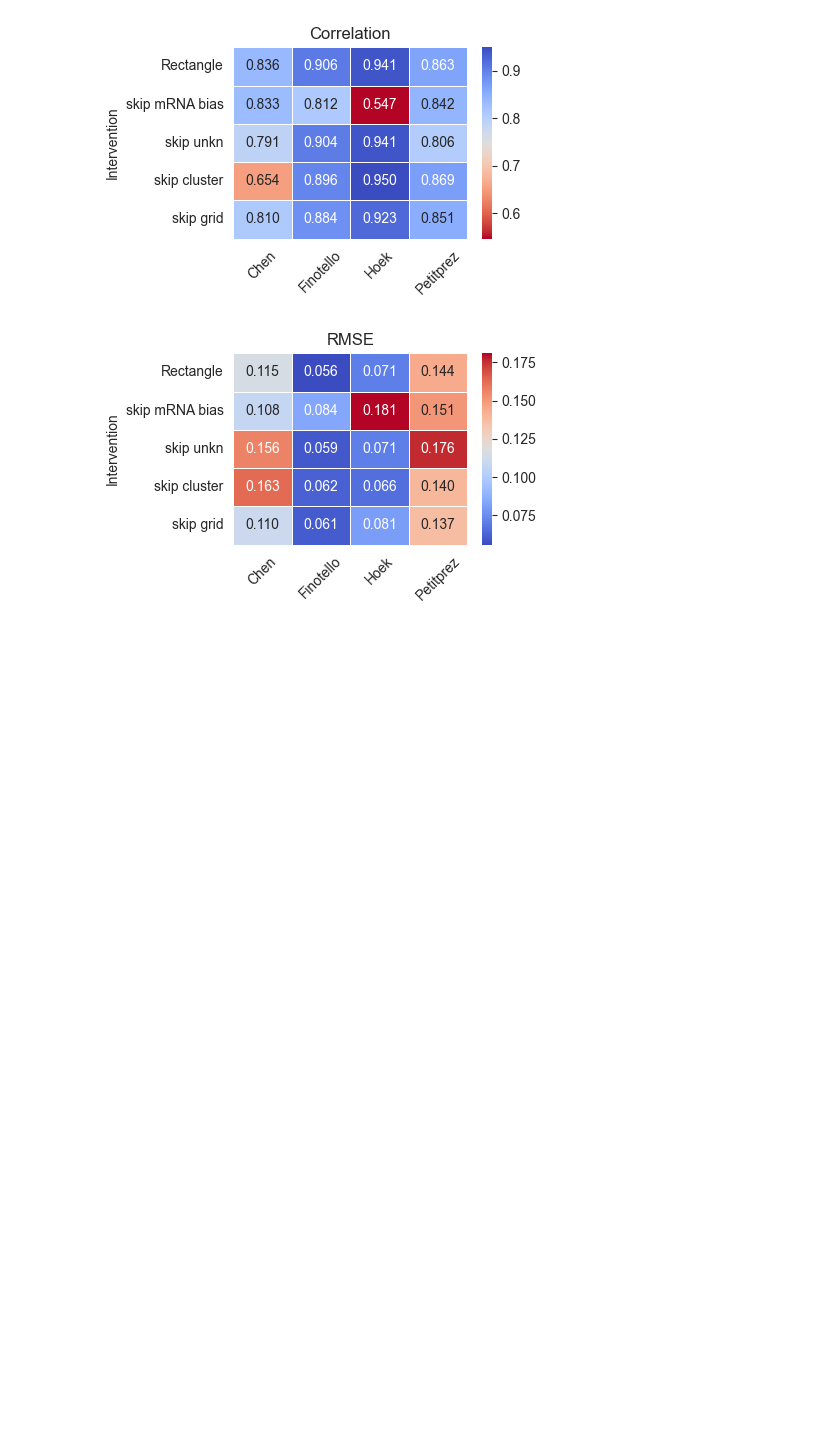
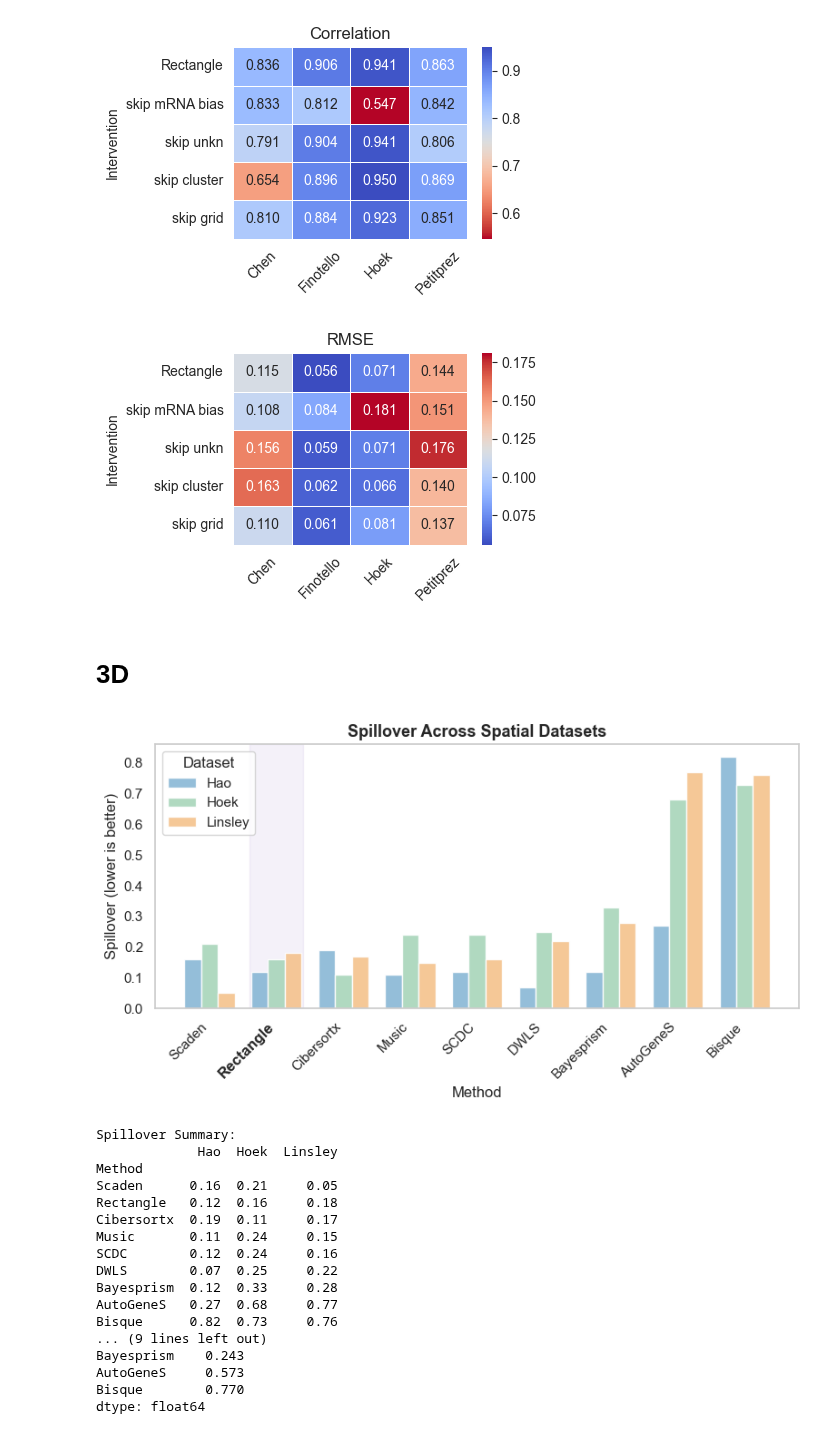
Before and after one commit to ComputationalBiomedicineGroup/rectangle_paper, a Jupyter notebook: notebooks/figure_3.ipynb, the cells around one changed output. Saved outputs shown, nothing was run; the diff lists cells and outputs as text; code cells hidden in the pictures; blank space fills up the shorter version.

```diff
--- a/notebooks/figure_3.ipynb
+++ b/notebooks/figure_3.ipynb
@@ -697,3 +704,83 @@ plt.tight_layout()
 plt.savefig('../figures/fig3c3e_rmse_int_heatmap.pdf')
 # %% [output]
 [figure]
+# %% [markdown]
+# 3D
+# %%
+import pandas as pd
+import matplotlib.pyplot as plt
+import seaborn as sns
+import numpy as np
+
+# Load the spatial data
+spatial_df = pd.read_csv('../data/fig3/spatial_total.csv', index_col=0)
+spatial_df = spatial_df.drop('Total', axis=1)
+# %%
+
+# Sort by the mean performance across datasets (lower is better)
+spatial_df['Mean'] = spatial_df[['Hao', 'Hoek', 'Linsley']].mean(axis=1)
+spatial_df = spatial_df.sort_values('Mean')
+spatial_df = spatial_df.drop('Mean', axis=1)
+
+# Create figure
+fig, ax = plt.subplots(figsize=(8, 4.5))
+
+# Grouped bar chart
+datasets = ['Hao', 'Hoek', 'Linsley']
+methods = spatial_df.index.tolist()
+x = np.arange(len(methods))
+width = 0.25
+
+# Soft, eye-friendly color palette
+colors = ['#88B7D5', '#A8D5BA', '#F4C28C']
+
+for i, dataset in enumerate(datasets):
+    offset = width * (i - 1)
+    bars = ax.bar(x + offset, spatial_df[dataset], width, label=dataset, color=colors[i], alpha=0.9)
+
+# Highlight Rectangle with a vertical span and bold x-label
+if 'Rectangle' in methods:
+    rect_idx = methods.index('Rectangle')
+    ax.axvspan(rect_idx - 0.4, rect_idx + 0.4, alpha=0.15, color='#B8A4D9', zorder=0)
+
+    # Make Rectangle label bold
+    labels = ax.get_xticklabels()
+    labels[rect_idx].set_weight('bold')
+    labels[rect_idx].set_fontsize(12)
+
+ax.set_xlabel('Method', fontsize=12)
+ax.set_ylabel('Spillover (lower is better)', fontsize=12)
+ax.set_title('Spillover Across Spatial Datasets', fontsize=13, fontweight='bold')
+ax.set_xticks(x)
+ax.set_xticklabels(methods, rotation=45, ha='right')
+ax.legend(title='Dataset', loc='upper left')
+# Remove grid lines
+ax.grid(False)
+
+plt.tight_layout()
+plt.savefig('../figures/fig3d_spatial_spillover.pdf', dpi=300, bbox_inches='tight')
+plt.show()
+
+print("\nSpillover Summary:")
+print(spatial_df.round(3))
+print("\nMean spillover per method:")
+print(spatial_df.mean(axis=1).round(3).sort_values())
+# %% [output]
+[figure, added]
+Spillover Summary:
+             Hao  Hoek  Linsley
+Method
+Scaden      0.16  0.21     0.05
+Rectangle   0.12  0.16     0.18
+Cibersortx  0.19  0.11     0.17
+Music       0.11  0.24     0.15
+SCDC        0.12  0.24     0.16
+DWLS        0.07  0.25     0.22
+Bayesprism  0.12  0.33     0.28
+AutoGeneS   0.27  0.68     0.77
+Bisque      0.82  0.73     0.76
+... (9 lines left out)
+Bayesprism    0.243
+AutoGeneS     0.573
+Bisque        0.770
+dtype: float64
```
Also changed, not shown: parts of 3 cells of this notebook, 5 other files.
